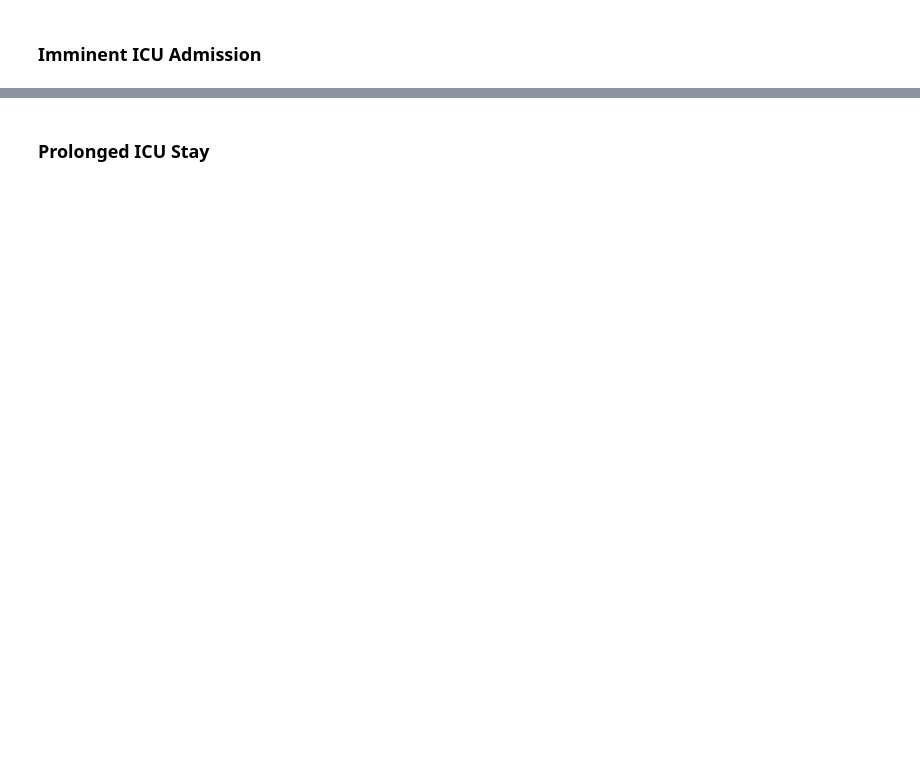
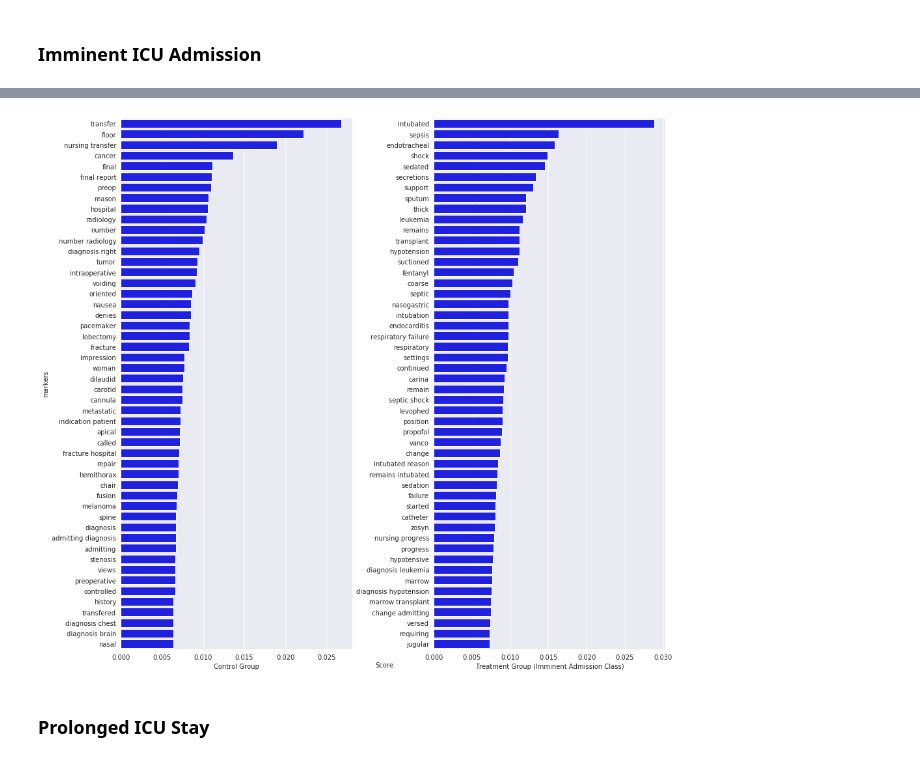
Before and after one commit to sudarshan85/imminent-adm-mimic, a Jupyter notebook: lr/lr_classifier.ipynb, the cells around one changed output, grey strips where cells are left out. Drawn from its saved outputs; the diff is of its cells as text; code cells hidden in the pictures; blank space fills up the shorter version.

Commit message:
Markers

```diff
--- a/lr/lr_classifier.ipynb
+++ b/lr/lr_classifier.ipynb
@@ -51,8 +70,10 @@ def get_top_markers(feature_names, scores, n_markers=50):
 
   wts = np.asarray(wts)
   df = pd.DataFrame({'markers': markers, 'score': wts/wts.sum()}, columns=['markers', 'score'])
-
-  return df.head(n_markers), df.tail(n_markers).sort_values(by='score').reset_index(drop=True)
+  pos_df = df.head(n_markers)
+  neg_df = df.tail(n_markers).sort_values(by='score').reset_index(drop=True)
+  neg_df['score'] = -neg_df['score']
+  return pos_df, neg_df
 # %% [markdown]
 ## LR Model Dev
 # %%
@@ -139,14 +178,17 @@ neg_df['score'] = -neg_df['score']
 # %%
 fig, ax = plt.subplots(1, 2, figsize=(15, 15))
-sns.barplot(x='score', y='markers', data=pos_df, color='b', ax=ax[0])
-sns.barplot(x='score', y='markers', data=neg_df, color='b', ax=ax[1])
-ax[0].set_xlabel('')
-ax[1].set_xlabel('')
+pos_df, neg_df = get_top_markers(vectorizer.get_feature_names(), clf.coef_[0], n_markers=50)
+sns.barplot(x='score', y='markers', data=neg_df, color='b', ax=ax[0])
+sns.barplot(x='score', y='markers', data=pos_df, color='b', ax=ax[1])
+ax[0].set_xlabel('Control Group')
+ax[1].set_xlabel('Treatment Group (Imminent Admission Class)')
 ax[1].set_ylabel('')
 
-plt.subplots_adjust(wspace = 0.3)
+plt.subplots_adjust(wspace = 0.35)
 fig.text(0.5, 0.1, 'Score', ha='center')
-fig.savefig(args.figdir/'markers.tif', dpi=300)
+fig.savefig(args.figdir/'ia_markers.tif', dpi=300)
+# %% [output]
+[figure, added]
 # %% [markdown]
 ### Prolonged ICU Stay
 # %%
```
Also changed, not shown: parts of 17 cells of this notebook.
